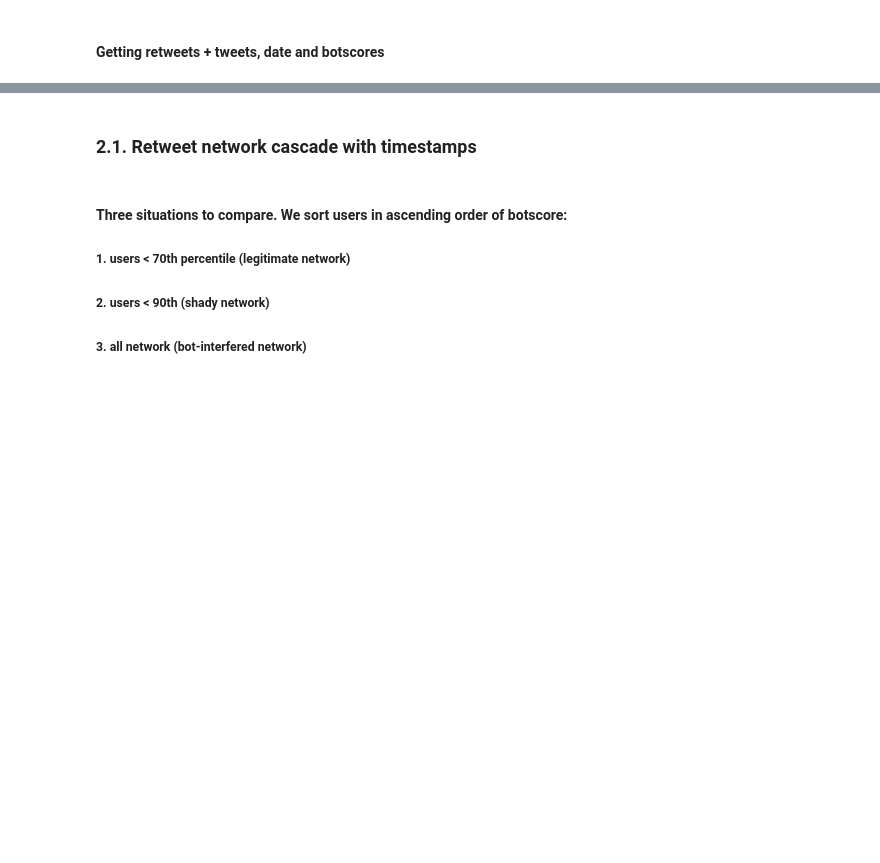
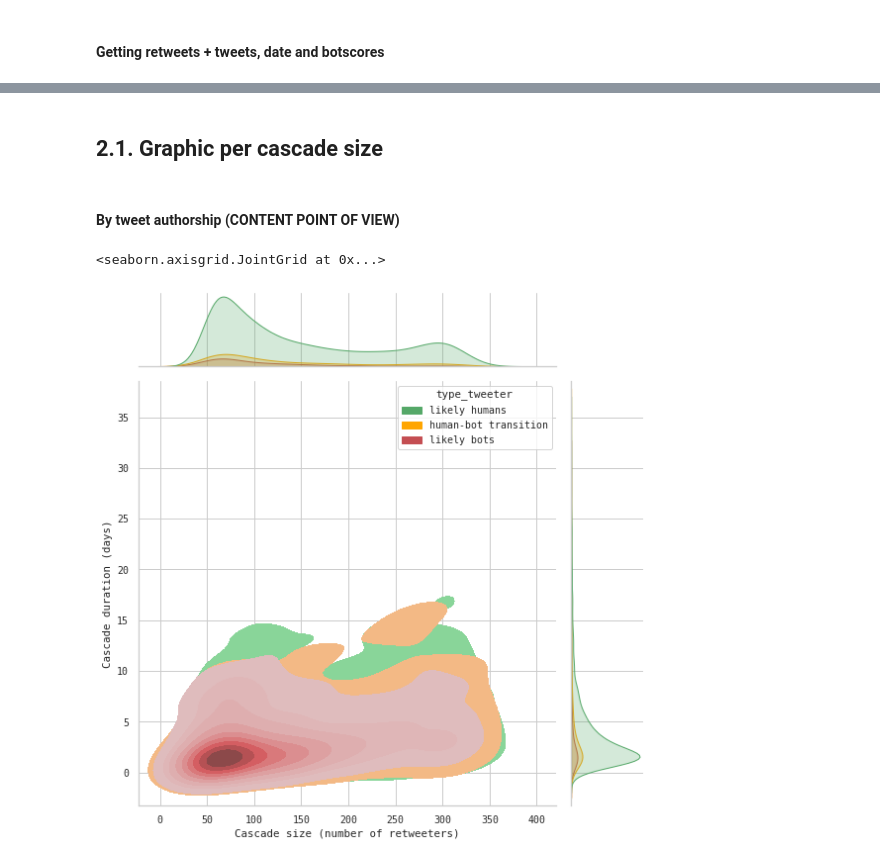
Before and after one commit to javier-pg/botbusters-spanish-general-elections-network-analysis, a Jupyter notebook: code/7.Virality.ipynb, the cells around one changed output, grey strips where cells are left out. Cells and saved outputs as stored; diff of their text form; code cells hidden in the pictures; blank space fills up the shorter version.

```diff
--- a/code/7.Virality.ipynb
+++ b/code/7.Virality.ipynb
@@ -366,4 +449,7 @@ df_retweets.head(10)
 # %%
 ## join each retweet with original tweet's botscore
-df_retweets.rename(columns={'botscore':'retweet_botscore'}).join(df_tweets[['tweet_id','botscore']].rename(columns={'botscore':'tweet_botscore'}).set_index('tweet_id'), on='tweet_id').head()
+df_virality = df_retweets.rename(columns={'botscore':'retweet_botscore'}).join(df_tweets[['tweet_id','botscore']].rename(columns={'botscore':'tweet_botscore'}).set_index('tweet_id'), on='tweet_id')
+df_virality.dropna(inplace=True)
+df_virality['time_to_retweet'] = (df_virality.date-df_virality.tweet_id.map(tweet_date)).apply(lambda d : d.total_seconds()/(3600*24))
+df_virality.info()
 # %% [output]
@@ -375,0 +480,15 @@ df_retweets.rename(columns={'botscore':'retweet_botscore'}).join(df_tweets[['twe
+# %%
+%%time
+
+prs = [70,90]
+ps = np.percentile(a=users.botscore, q=prs, interpolation='lower')
+
+percentile = {70: ps[0],
+              90: ps[1],
+              100: 1.01}
+
+us = {
+    70: 'likely humans',
+    90: 'human-bot transition',
+    100: 'likely bots'
+}
@@ -375,0 +604,4 @@ df_retweets.rename(columns={'botscore':'retweet_botscore'}).join(df_tweets[['twe
+# %%
+df_cascades['retweeter_position_bin'] = pd.cut(x=df_cascades.retweeter_position, bins=pd.interval_range(start=0,end=max(df_cascades.retweeter_position),freq=50, closed='left'))
+df_cascades['retweeter_position_bin_2'] = pd.cut(x=df_cascades.retweeter_position, bins=pd.interval_range(start=0,end=max(df_cascades.retweeter_position),freq=20, closed='left'))
+df_cascades.head()
@@ -376,7 +615,2 @@ df_retweets.rename(columns={'botscore':'retweet_botscore'}).join(df_tweets[['twe
 # %% [markdown]
-### 2.1. Retweet network cascade with timestamps
+## 2.1. Graphic per cascade size
-# %% [markdown]
-#### Three situations to compare. We sort users in ascending order of botscore:
-##### 1. users < 70th percentile (legitimate network)
-##### 2. users < 90th (shady network)
-##### 3. all network (bot-interfered network)
@@ -415,0 +617,24 @@ for percentage_tweet in [70, 90, 100]:
+# %% [markdown]
+#### By tweet authorship  (CONTENT POINT OF VIEW)
+# %%
+FILTERING_CASCADE_SIZE = 50
+
+ax = sns.jointplot(
+    data=df_cascades[(df_cascades.retweets_cumulative==True) & (df_cascades.type_retweeter=='likely bots') & (df_cascades.final_retweeter==True) & (df_cascades.retweeter_position>=FILTERING_CASCADE_SIZE)],
+    x='retweeter_position',
+    y='time_to_retweet',
+    kind='kde',
+    fill=True,
+    #ylim = (0,600),
+    hue='type_tweeter',
+    common_norm=False,
+    levels=10,
+    palette={'likely humans':'g','human-bot transition':'orange','likely bots':'r'},
+    height=8,
+    #alpha=0.5
+)
+
+ax.set_axis_labels('Cascade size (number of retweeters)','Cascade duration (days)')
+# %% [output]
+<seaborn.axisgrid.JointGrid at 0x...>
+[figure, added]
```
Also changed, not shown: parts of 53 cells of this notebook, 2 other files.
